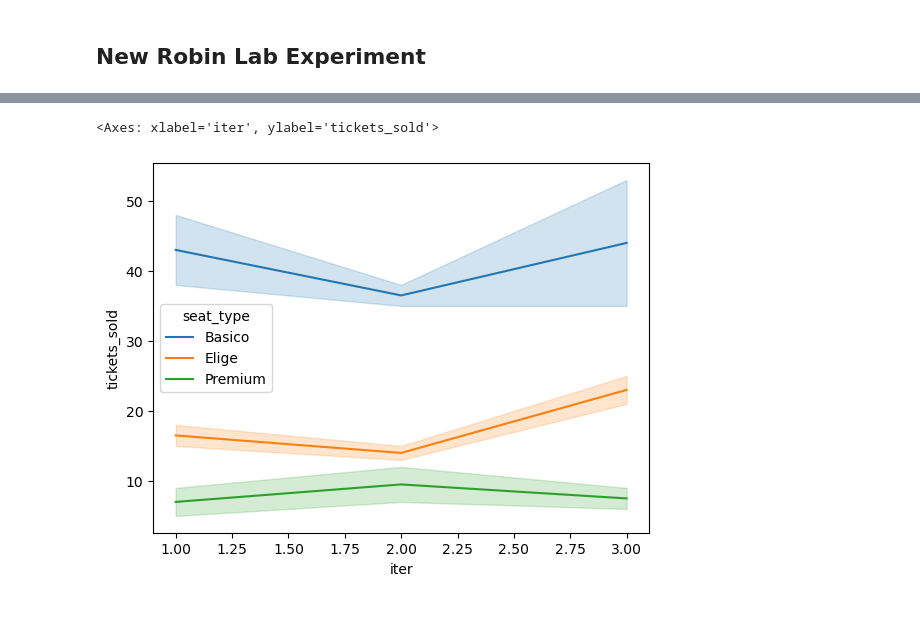
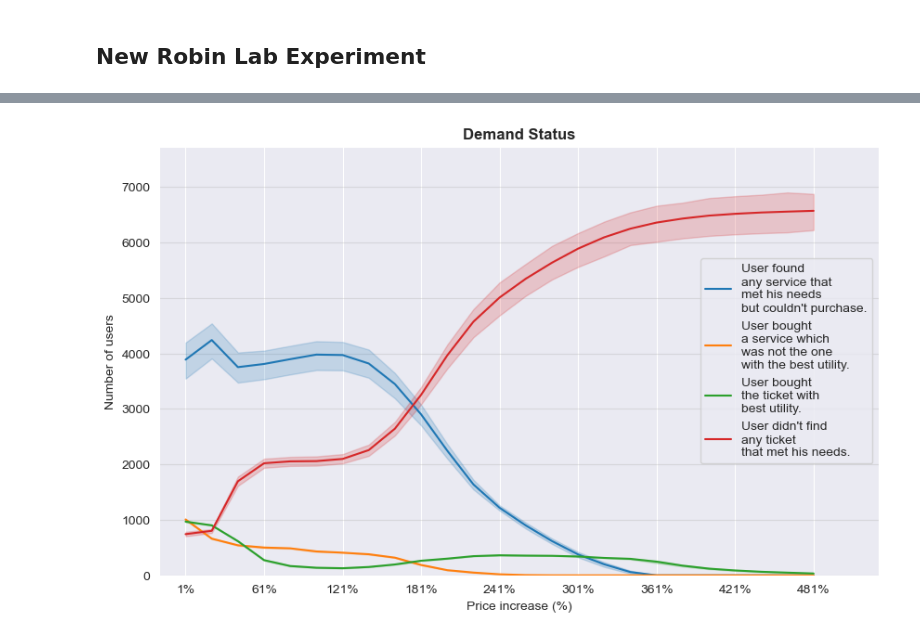
Before and after one commit to JoseAngelMartinB/robin, a Jupyter notebook: notebooks/11.0-robin_labs.ipynb, the cells around one changed output, grey strips where cells are left out. Saved outputs shown, nothing was run; the diff lists cells and outputs as text; code cells hidden in the pictures.

Commit message:
sns plots with confidence interval

```diff
--- a/notebooks/11.0-robin_labs.ipynb
+++ b/notebooks/11.0-robin_labs.ipynb
@@ -68,19 +55,20 @@ display(widget_opt)
 # %%
 # Set the experiment type and ask for the experiment name
 
-step_widget = widgets.FloatText(value=0.5, description='Step: ', step=0.5)
+step_widget = widgets.FloatText(value=20, description='Step: ', step=0.5)
 
 # Asumiendo que widget_opt y supply_options ya están definidos
 if widget_opt.value.lower() == 'supply':
     # Selecciona qué opción de oferta queremos usar
     widget_supply = widgets.Dropdown(
         options=supply_options,
-        description='Supply options:'
+        description='Supply options:',
+        value='Prices'
     )
 
     # Inicializa los widgets de Prices y Capacities con el valor inicial de step
     widget_prices = widgets.IntRangeSlider(
-        value=[1, 10],
+        value=[1, 500],
         min=1,
         max=500,
         step=1,
@@ -260,5 +176,31 @@ df
-# %%
-sns.lineplot(data=df, x="iter", y="tickets_sold", hue="seat_type")
-# %% [output]
-<Axes: xlabel='iter', ylabel='tickets_sold'>
-[figure, removed]
+# %%
+df_markets, df_tickets_sold, df_demand_status = robin_lab.get_sns_dfs()
+# %%
+fig, ax = plt.subplots(figsize=(10, 6))
+
+ax.set_title("Demand Status", fontweight='bold')
+
+ax.set_xlim(0, max(df_demand_status["iter"]) * 1.1)
+ax.set_ylim(0, max(df_demand_status["users"]) * 1.1)
+
+sns.lineplot(ax=ax,
+             data=df_demand_status,
+             x="iter",
+             y="users",
+             hue="status")
+
+ax.grid(axis='y', color='#A9A9A9', alpha=0.3, zorder=1)
+supply_lab_config = robin_lab.lab_config["supply"]
+arange_args = supply_lab_config["prices"]
+x_data = np.arange(**arange_args)
+
+ax.set_xticks(ticks=tuple(df_demand_status["iter"].unique())[::3],
+              labels=tuple([f"{x:.0f}%" for x in x_data][::3]))
+ax.set_xlabel("Price increase (%)")
+ax.set_ylabel("Number of users")
+ax.legend()
+
+plt.show()
+# fig.savefig(save_path, format='svg', dpi=300, bbox_inches='tight', transparent=True)
+# %% [output]
+[figure, added]
```
Also changed, not shown: parts of 15 cells of this notebook, 3 other files.
